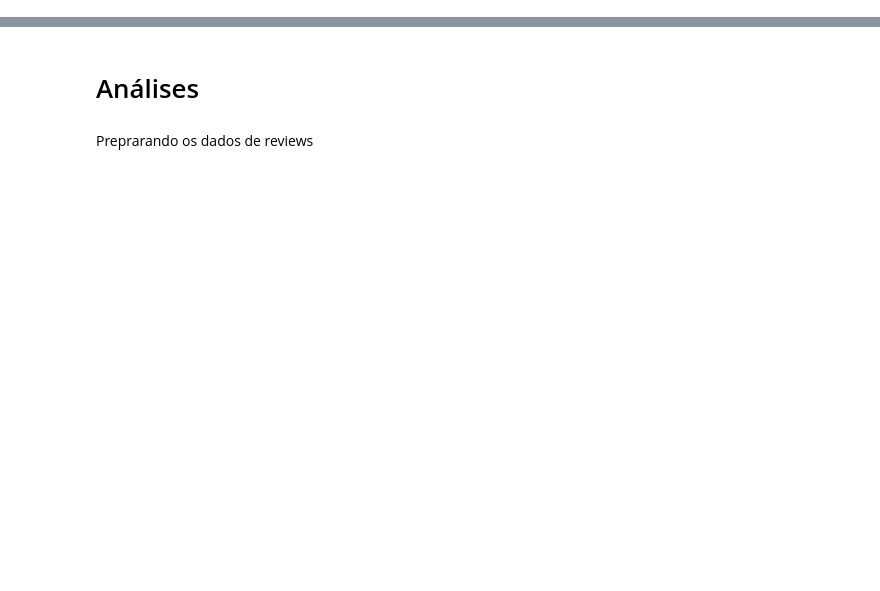
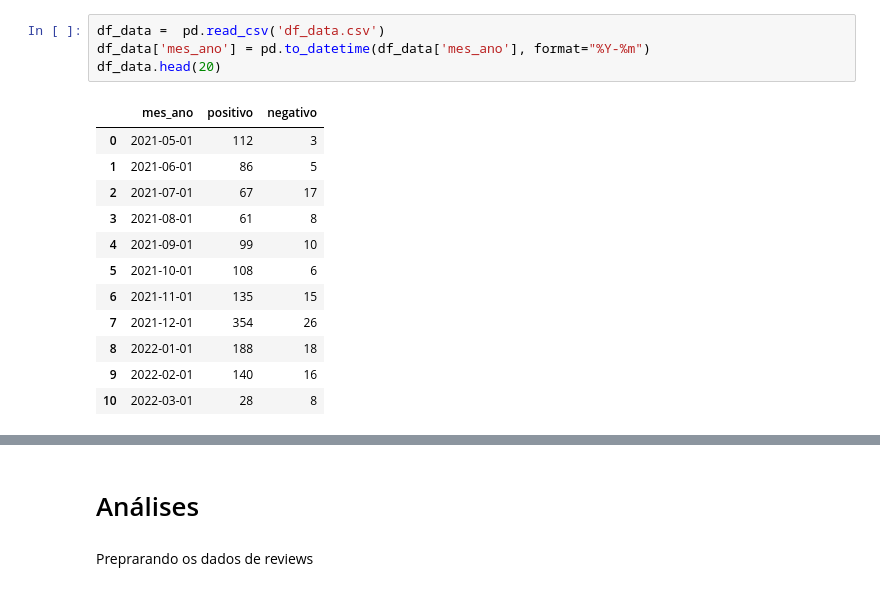
Before and after one commit to freitaasw/texto_sentimento, a Jupyter notebook: projeto.ipynb, the cells around one changed output, grey strips where cells are left out. Cells and saved outputs as stored; diff of their text form; blank space fills up the shorter version.

```diff
--- a/projeto.ipynb
+++ b/projeto.ipynb
@@ -192,0 +49,17 @@ df.head()
+# %%
+df_data =  pd.read_csv('df_data.csv')
+df_data['mes_ano'] = pd.to_datetime(df_data['mes_ano'], format="%Y-%m")
+df_data.head(20)
+# %% [output]
+|  | mes_ano | positivo | negativo |
+| 0 | 2021-05-01 | 112 | 3 |
+| 1 | 2021-06-01 | 86 | 5 |
+| 2 | 2021-07-01 | 67 | 17 |
+| 3 | 2021-08-01 | 61 | 8 |
+| 4 | 2021-09-01 | 99 | 10 |
+| 5 | 2021-10-01 | 108 | 6 |
+| 6 | 2021-11-01 | 135 | 15 |
+| 7 | 2021-12-01 | 354 | 26 |
+| 8 | 2022-01-01 | 188 | 18 |
+| 9 | 2022-02-01 | 140 | 16 |
+| 10 | 2022-03-01 | 28 | 8 |
```
Also changed, not shown: parts of 46 cells of this notebook, 3 other files.
